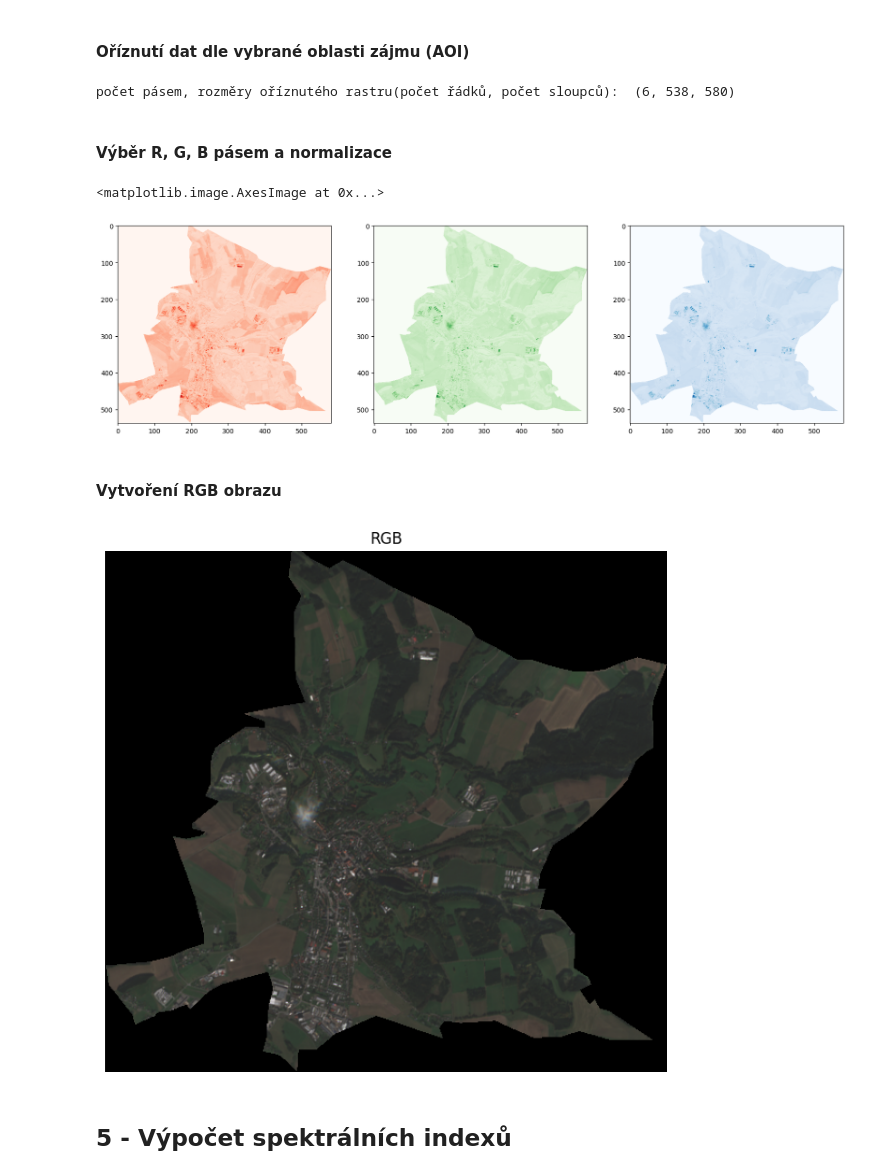
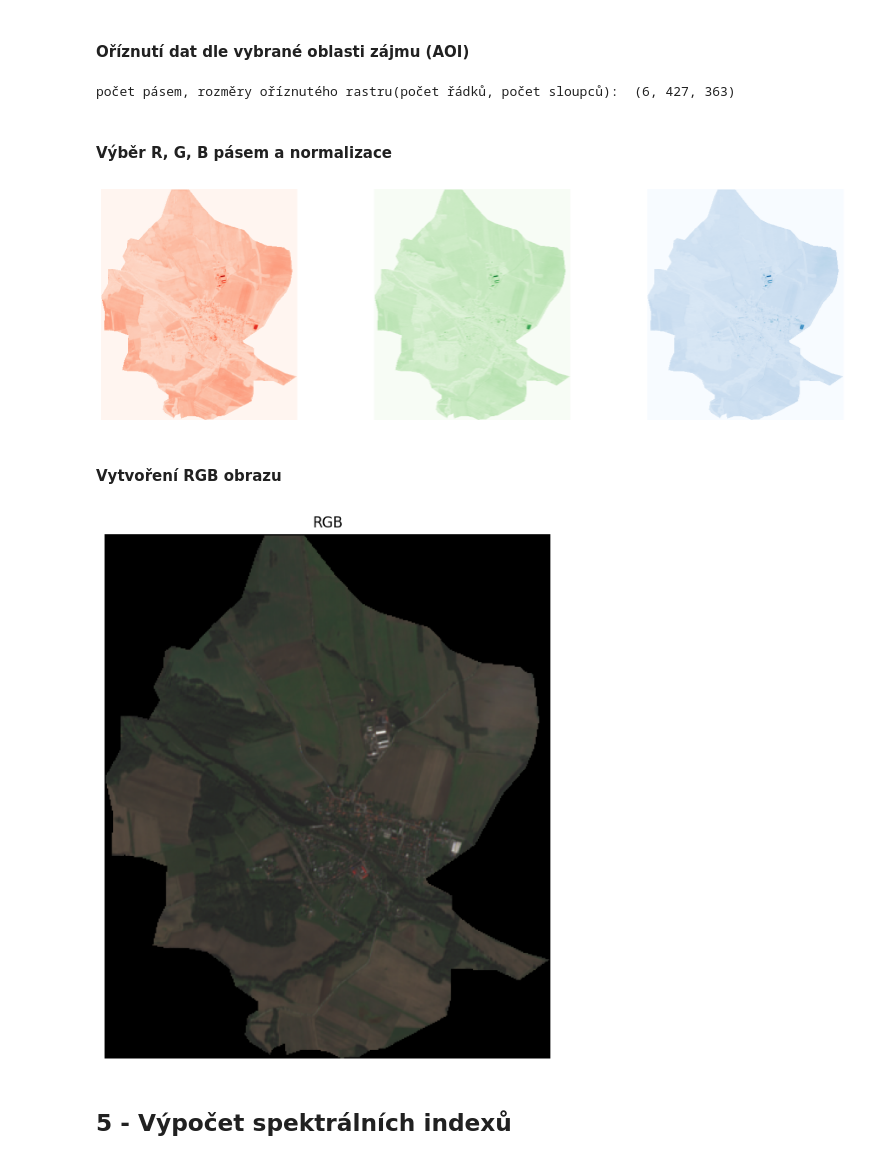
Before and after one commit to klimesm/UZPR_projekt, a Jupyter notebook: UZPR_projekt_MK_TČ.ipynb, the cells around one changed output. Drawn from its saved outputs; the diff is of its cells as text; code cells hidden in the pictures.

```diff
--- a/UZPR_projekt_MK_TČ.ipynb
+++ b/UZPR_projekt_MK_TČ.ipynb
@@ -55,7 +56,7 @@ def get_user_input():
 
     # Zadání přihlašovacích údajů pro Copernicus
     username = input("Zadejte uživatelské jméno pro přístup k Copernicus: ")
-    password = input("Zadejte heslo pro přístup k Copernicus: ")
+    password = getpass.getpass("Zadejte heslo pro přístup k Copernicus: ")
 
     # kontrola zadání všech parametrů a případné volání funkce znovu
     if not obec_zajmu or not start or not end or not username or not password:
@@ -79,5 +80,4 @@ username = info['username']
 password = info['password']
 # Jaký produkt Sentinel 2 chceme nenecháváme na uživateli - chceme s atmosférickými korekcemi - L2A
 product = "S2_MSI_L2A"
-print(info)
 # %% [output]
@@ -246,6 +241,8 @@ data_path = dag.download(results_cc[0])
 data_path
 # %% [output]
 'C:\\Users\\terce\\AppData\\Local\\Temp\\S2B_MSIL2A_20241016T100029_N0511_R122_T33UXR_20241016T161420.SAFE.zip'
+# %%
+data_path = 'S2B_MSIL2A_20241009T100829_N0511_R022_T33UVQ_20241009T132806.SAFE.zip'
 # %% [markdown]
 ## 4 - Analýza struktury a příprava stažených dat
 # %% [markdown]
@@ -309,34 +306,39 @@ aoi_utm = aoi_map.to_crs(b10m.crs)
 data_aoi, clip_transform = clip_raster(data_path, aoi_utm,use_null=0,subdataset_idx=0)
 print('počet pásem, rozměry oříznutého rastru(počet řádků, počet sloupců): ',data_aoi.shape)
 # %% [output]
-počet pásem, rozměry oříznutého rastru(počet řádků, počet sloupců):  (6, 538, 580)
+počet pásem, rozměry oříznutého rastru(počet řádků, počet sloupců):  (6, 427, 363)
 # %% [markdown]
 #### Výběr R, G, B pásem a normalizace
 # %%
 # výběr pásem R,G,B
 red = data_aoi[0, :, :]
 green = data_aoi[1, :, :]
 blue = data_aoi[2, :, :]
-
 # Normalizace hodnot do rozsahu 0-1 pro vizualizaci
 def normalize(band):
     # Normalizace do rozsahu 0-1
     return (band - abs(band.min())) / (band.max() - band.min())
 
 r_norm = normalize(red)
 g_norm = normalize(green)
 b_norm = normalize(blue)
 
 fig = plt.figure(figsize=(20,6))
+
 ax1 = fig.add_subplot(1,3,1)
 ax1.imshow(r_norm, cmap='Reds')
-ax1 = fig.add_subplot(1,3,2)
-ax1.imshow(g_norm, cmap='Greens')
-ax1 = fig.add_subplot(1,3,3)
-ax1.imshow(b_norm,cmap='Blues')
+ax1.axis('off')
+
+ax2 = fig.add_subplot(1,3,2)
+ax2.imshow(g_norm, cmap='Greens')
+ax2.axis('off')
+
+ax3 = fig.add_subplot(1,3,3)
+ax3.imshow(b_norm, cmap='Blues')
+ax3.axis('off')
+plt.show()
 # %% [output]
-<matplotlib.image.AxesImage at 0x...>
-[figure, old version]
+[figure, new version]
 # %% [markdown]
 #### Vytvoření RGB obrazu
 # %%
@@ -349,7 +351,7 @@ plt.axis('off')
 plt.title("RGB")
 plt.show()
 # %% [output]
-[figure, old version]
+[figure, new version]
 # %% [markdown]
 ## 5 - Výpočet spektrálních indexů
 # %% [markdown]
```
Also changed, not shown: parts of 9 cells of this notebook.
